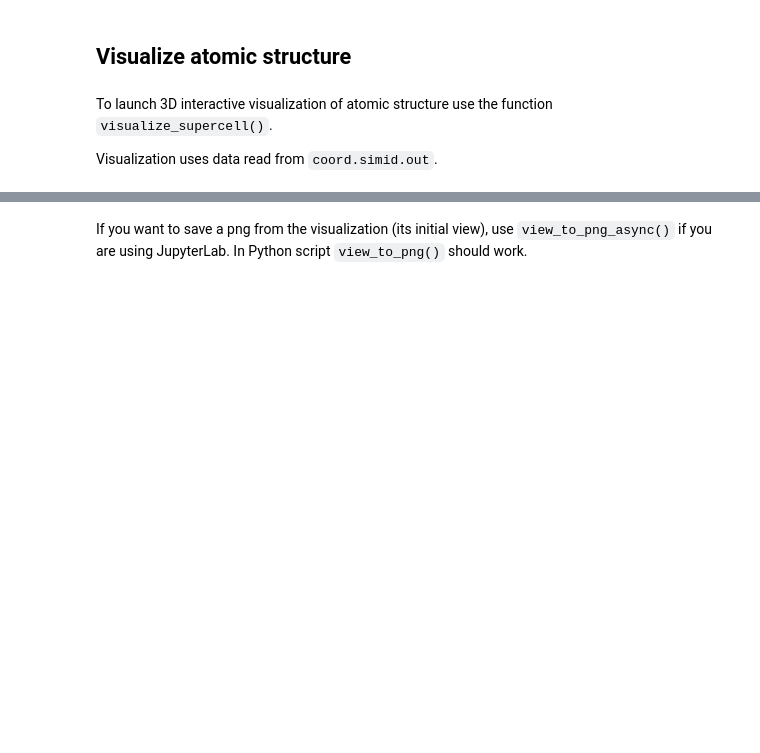
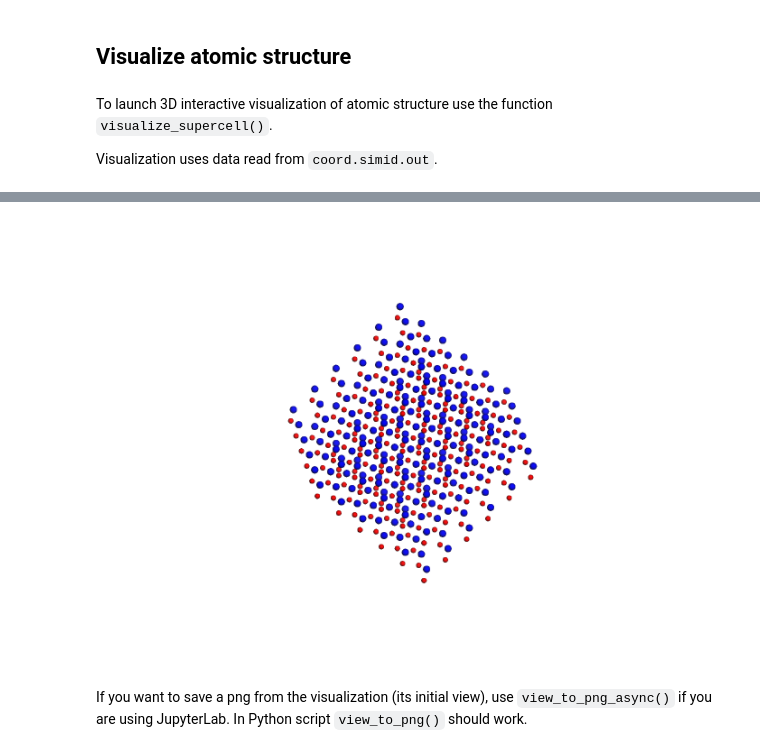
Before and after one commit to LLapsus/uppasd_tools, a Jupyter notebook: examples/visualize_structure.ipynb, the cells around one changed output, grey strips where cells are left out. Saved outputs shown, nothing was run; the diff lists cells and outputs as text; code cells hidden in the pictures; blank space fills up the shorter version.

```diff
--- a/examples/visualize_structure.ipynb
+++ b/examples/visualize_structure.ipynb
@@ -54,3 +54,7 @@ view.show()
+# %%
+display(Image(filename="figures/supercell_visualization.png"))
+# %% [output]
+[figure, added]
 # %% [markdown]
 If you want to save a png from the visualization (its initial view), use `view_to_png_async()` if you are using JupyterLab. In Python script `view_to_png()` should work.
 # %%
```
Also changed, not shown: parts of 3 cells of this notebook.
